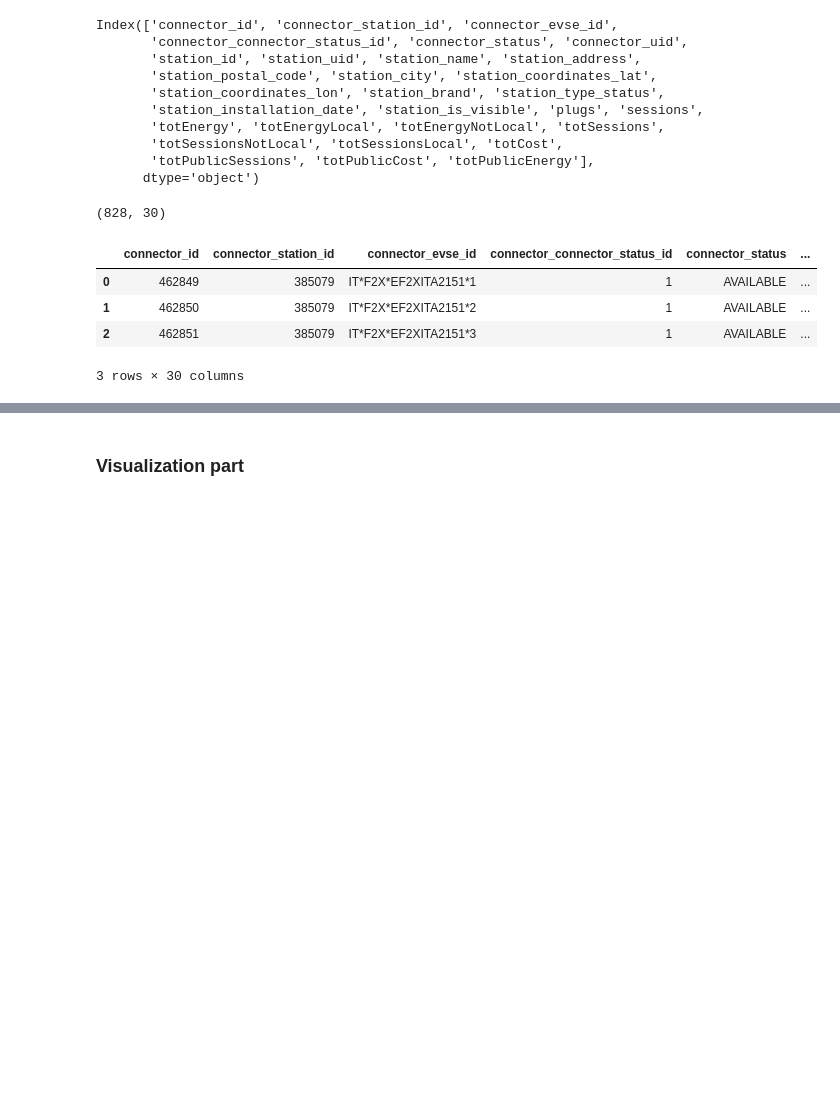
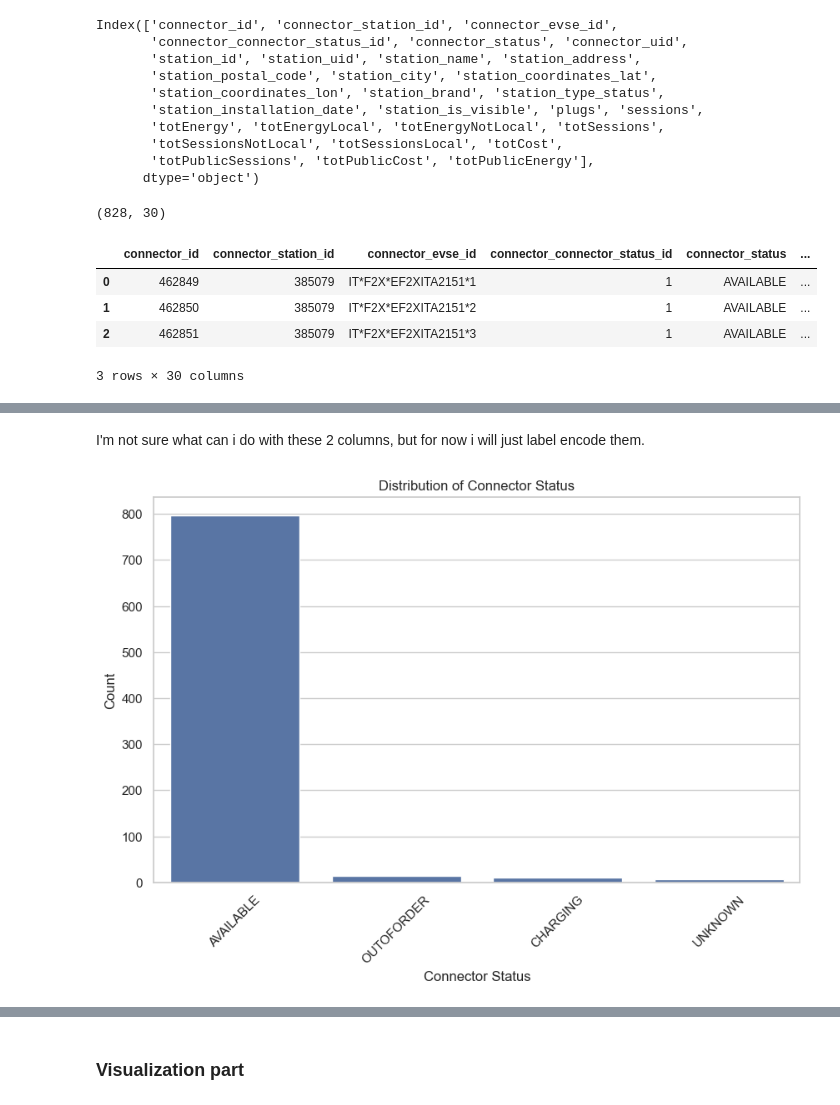
Before and after one commit to trangdtk-vnu/charging_stations, a Jupyter notebook: pdr_locations.ipynb, the cells around one changed output, grey strips where cells are left out. Drawn from its saved outputs; the diff is of its cells as text; code cells hidden in the pictures; blank space fills up the shorter version.

Commit message:
added visualizations
Signed-off-by: Kamila <kamila01950@gmail.com>

```diff
--- a/pdr_locations.ipynb
+++ b/pdr_locations.ipynb
@@ -383,0 +403,13 @@ For the cleaning it's done, but it need to be rechecked for encoding and for the
+# %%
+# defining columns to drop based on the analysis
+columns_to_drop = [
+    'connector_station_id', 'station_id', 'station_uid',
+    'connector_connector_status_id', 'station_is_visible',
+    'totEnergyLocal', 'totEnergyNotLocal',
+    'totSessions', 'totSessionsNotLocal', 'totSessionsLocal',
+    'totCost', 'totPublicCost'
+]
+
+# drop the columns
+pdr_locations_cleaned  = pdr_locations.drop(columns=columns_to_drop)
+pdr_locations_cleaned .columns
@@ -383,0 +506,2 @@ For the cleaning it's done, but it need to be rechecked for encoding and for the
+# %% [markdown]
+I'm not sure what can i do with these 2 columns, but for now i will just label encode them.
@@ -383,0 +511,11 @@ For the cleaning it's done, but it need to be rechecked for encoding and for the
+# %%
+# plot the distribution of connector status
+plt.figure(figsize=(10, 6))
+sns.countplot(x='connector_status', data=pdr_locations_cleaned)
+plt.title('Distribution of Connector Status')
+plt.xlabel('Connector Status')
+plt.ylabel('Count')
+plt.xticks(rotation=45)
+plt.show()
+# %% [output]
+[figure, added]
```
Also changed, not shown: parts of 28 cells of this notebook.
